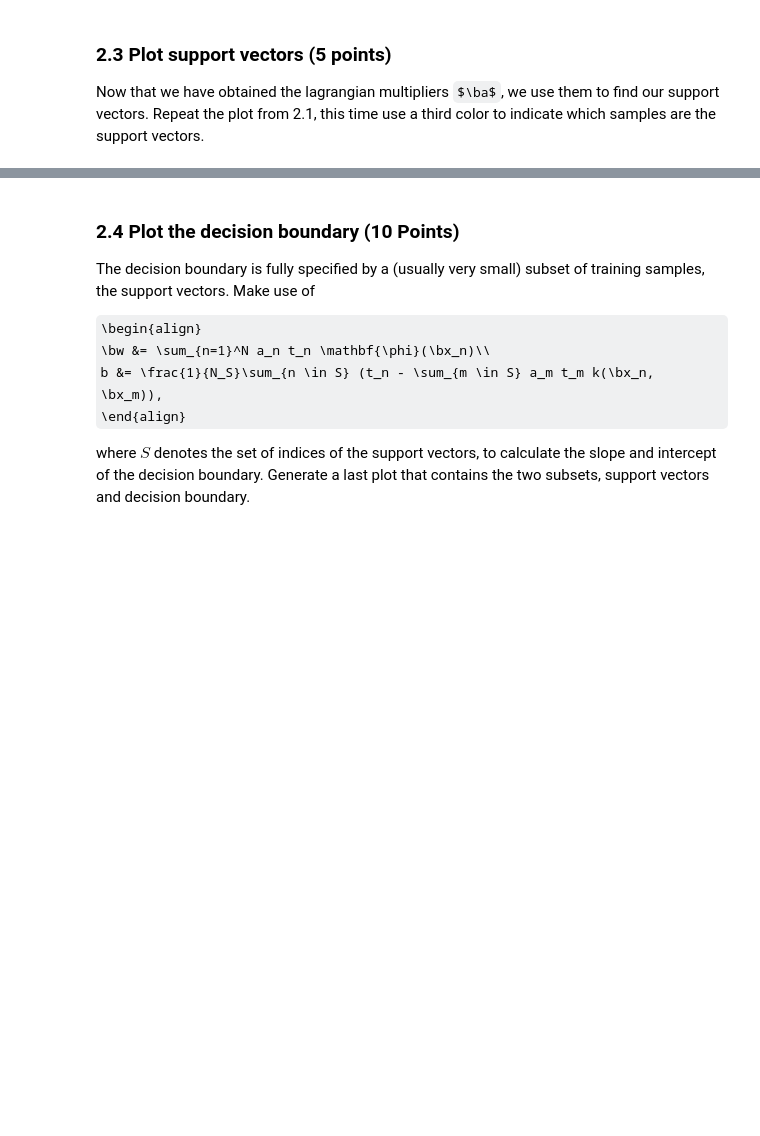
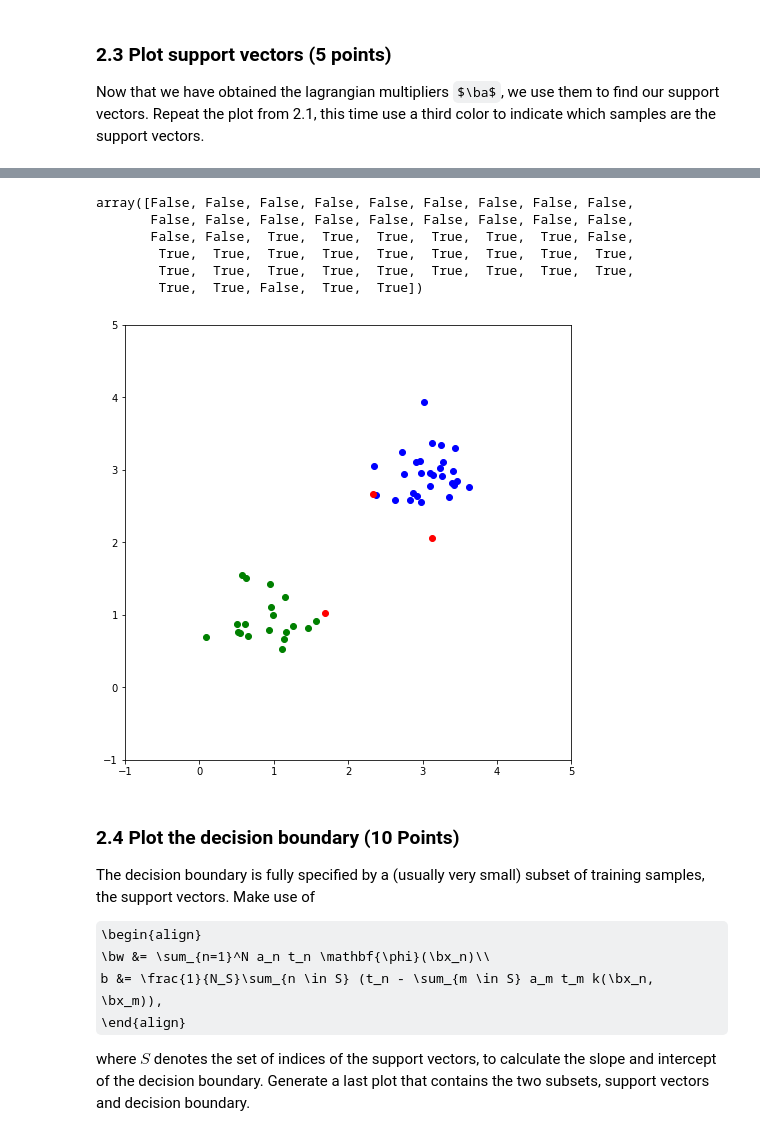
Before and after one commit to Curlykonda/machine-learning-1, a Jupyter notebook: lab3/lab3-wip.ipynb, the cells around one changed output, grey strips where cells are left out. Saved outputs shown, nothing was run; the diff lists cells and outputs as text; code cells hidden in the pictures; some formulas as TeX source; blank space fills up the shorter version.

```diff
--- a/lab3/lab3-wip.ipynb
+++ b/lab3/lab3-wip.ipynb
@@ -488,14 +539,3 @@ A\bx &= b.
 All we need to do is to map our formulation to the cvxopt interface.
 
 b) (10 points) Write a function `compute_multipliers(X, t)` that solves the quadratic programming problem using the cvxopt module and returns the lagrangian multiplier for every sample in the dataset.
-# %%
-import cvxopt
-
-def compute_multipliers(X, t):
-    # YOUR CODE HERE
-    raise NotImplementedError()
-
-    P = cvxopt.matrix(K)
-    sol = cvxopt.solvers.qp(P, q, G, h, A, b)
-    a = np.array(sol['x'])
-    return a
@@ -517,0 +616,3 @@ raise NotImplementedError()
+# %%
+X, t = create_X_and_t(X1, X2)
+a = compute_multipliers(X, t)
@@ -517,0 +627,3 @@ raise NotImplementedError()
+# %%
+support_vectors = np.logical_not(np.isclose(a, 0))
+support_vectors
@@ -517,0 +679,12 @@ raise NotImplementedError()
+# %%
+blue = ~support_vectors & (t == 1)
+red = ~support_vectors & (t == -1)
+# %%
+blue
+# %% [output]
+array([False, False, False, False, False, False, False, False, False,
+       False, False, False, False, False, False, False, False, False,
+       False, False,  True,  True,  True,  True,  True,  True, False,
+        True,  True,  True,  True,  True,  True,  True,  True,  True,
+        True,  True,  True,  True,  True,  True,  True,  True,  True,
+        True,  True, False,  True,  True])
@@ -518,3 +693,16 @@ raise NotImplementedError()
+# %%
+# YOUR CODE HERE
+
+plt.figure(figsize=(8, 8))
+
+plt.plot(X[blue, 0], X[blue, 1], 'bo')
+plt.plot(X[red, 0], X[red, 1], 'go')
+plt.plot(X[support_vectors, 0], X[support_vectors, 1], 'ro')
+plt.xlim((-1, 5))
+plt.ylim((-1, 5))
+plt.show()
+# %% [output]
+[figure, added]
 # %% [markdown]
 ### 2.4 Plot the decision boundary (10 Points)
 The decision boundary is fully specified by a (usually very small) subset of training samples, the support vectors. Make use of
```
Also changed, not shown: parts of 55 cells of this notebook.
